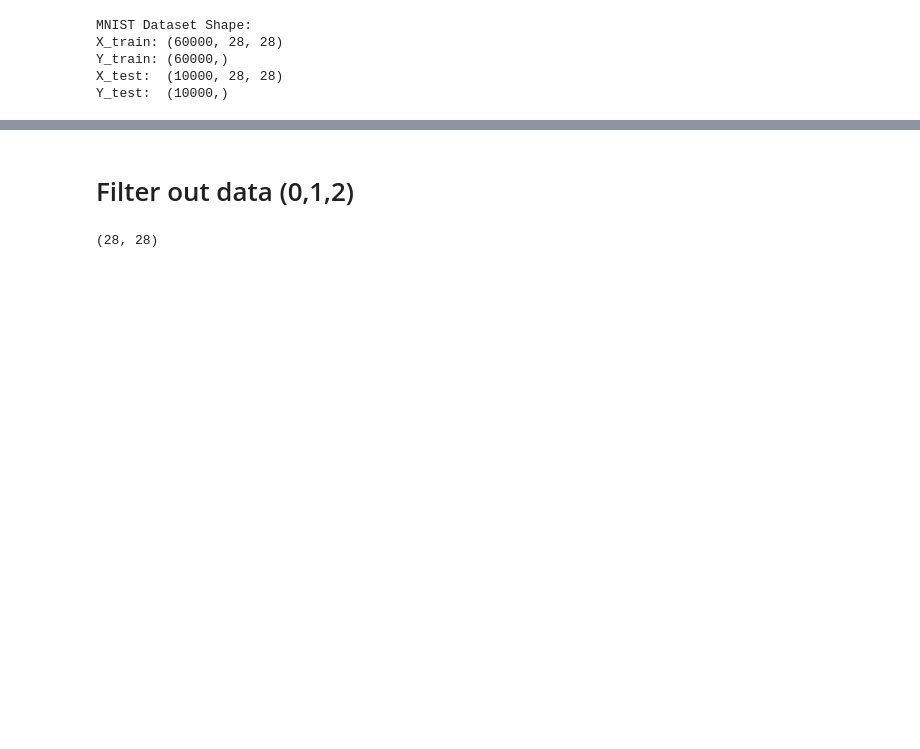
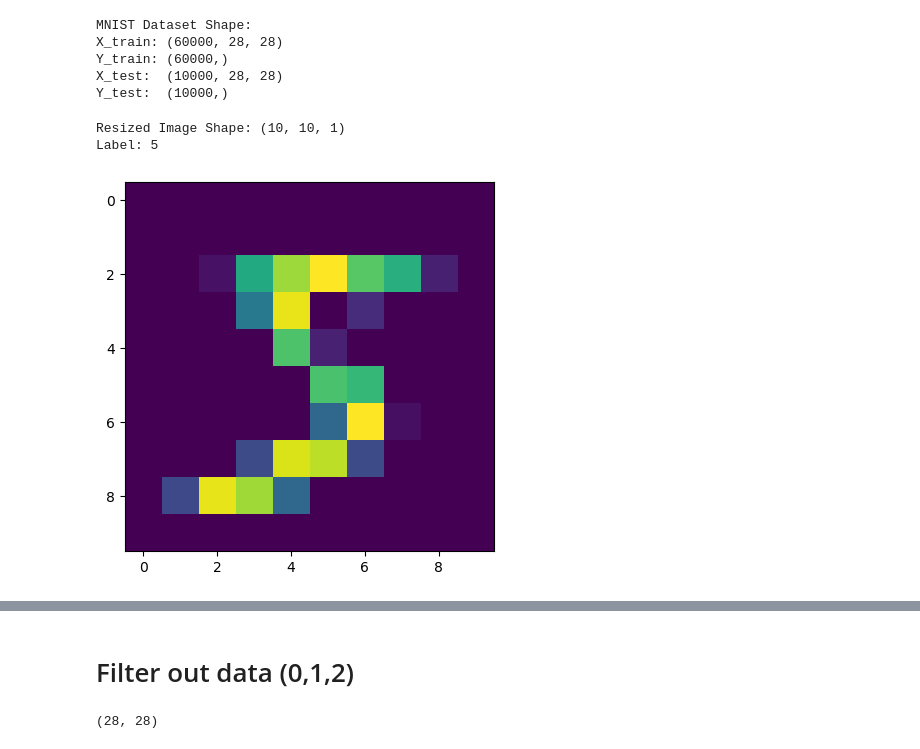
Before and after one commit to prayaspatnaik21/NNForCircuits, a Jupyter notebook: VerifyWeights.ipynb, the cells around one changed output, grey strips where cells are left out. Cells and saved outputs as stored; diff of their text form; code cells hidden in the pictures; blank space fills up the shorter version.

```diff
--- a/VerifyWeights.ipynb
+++ b/VerifyWeights.ipynb
@@ -22,3 +23,28 @@ X_train: (60000, 28, 28)
 Y_train: (60000,)
 X_test:  (10000, 28, 28)
 Y_test:  (10000,)
+# %%
+# Create a TensorFlow dataset
+dataset = tf.data.Dataset.from_tensor_slices((X_train, Y_train))
+
+# Define a function to resize the images
+def resize_image(image, target_size=(10, 10)):
+    resized_image = tf.image.resize(image, target_size)
+    return resized_image
+
+# Map the resize_image function to the dataset
+target_size = [10, 10]
+resized_dataset = dataset.map(lambda x, y: (resize_image(tf.expand_dims(x, axis=-1), target_size), y))
+
+# (Optional) Normalize the pixel values
+# resized_dataset = resized_dataset.map(lambda x, y: (x / 255.0, y))
+
+# Iterate through the resized dataset
+for image, label in resized_dataset.take(1):# Take the first 5 samples as an example
+    print("Resized Image Shape:", image.shape)
+    print("Label:", label.numpy())
+    plt.imshow(image)
+# %% [output]
+Resized Image Shape: (10, 10, 1)
+Label: 5
+[figure, added]
```
Also changed, not shown: parts of 3 cells of this notebook.
